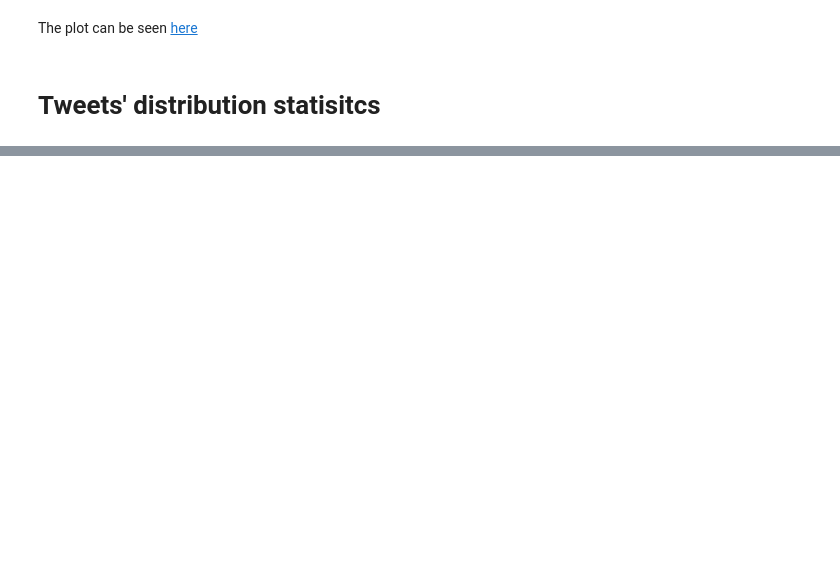
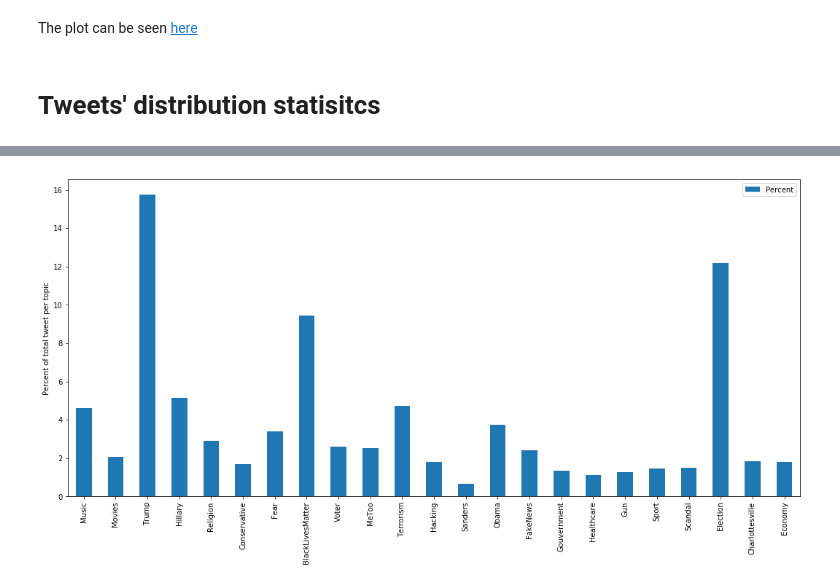
Before and after one commit to Jprost/ADA-Proj-18, a Jupyter notebook: WebScrap.ipynb, the cells around one changed output, grey strips where cells are left out. Drawn from its saved outputs; the diff is of its cells as text; code cells hidden in the pictures; blank space fills up the shorter version.

```diff
--- a/WebScrap.ipynb
+++ b/WebScrap.ipynb
@@ -875 +729,8 @@ topic_proportion
+# %%
+#plotting
+ax=topic_proportion[['Percent']].plot.bar(stacked=True, figsize=(18,8))
+ax.set(ylabel='Percent of total tweet per topic')
+plt.show()
+# %% [output]
+[figure, added]
 # %%
```
Also changed, not shown: parts of 29 cells of this notebook, 10 other files.
